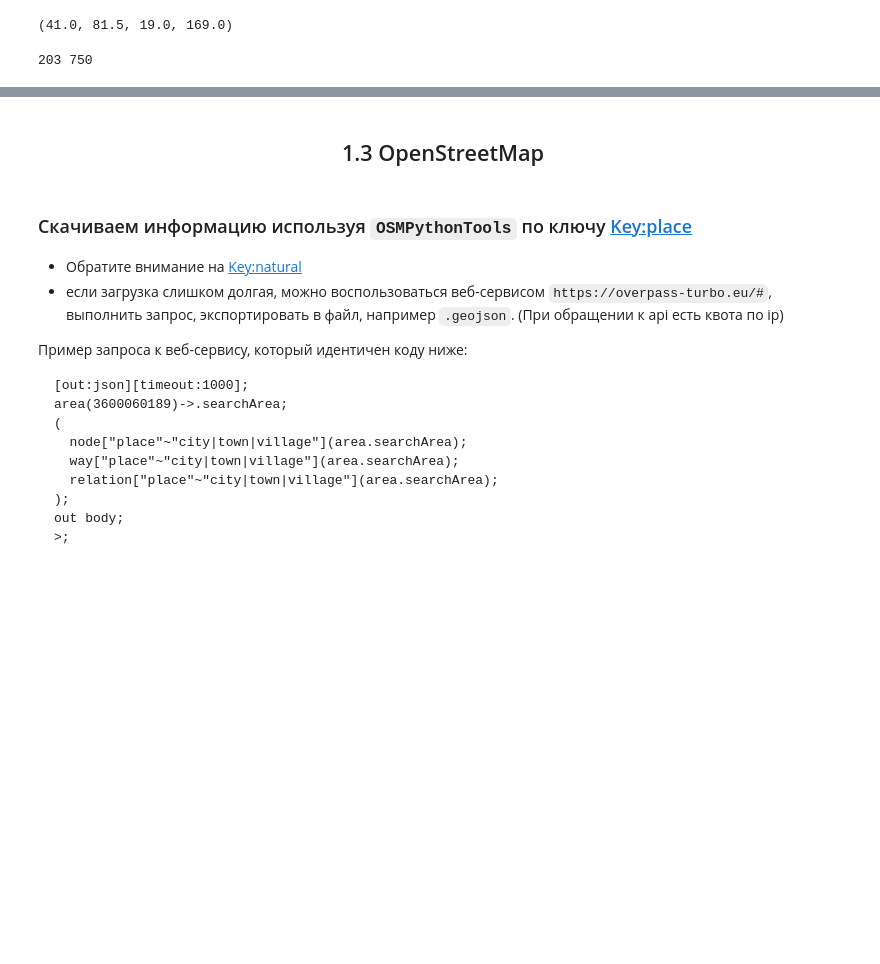
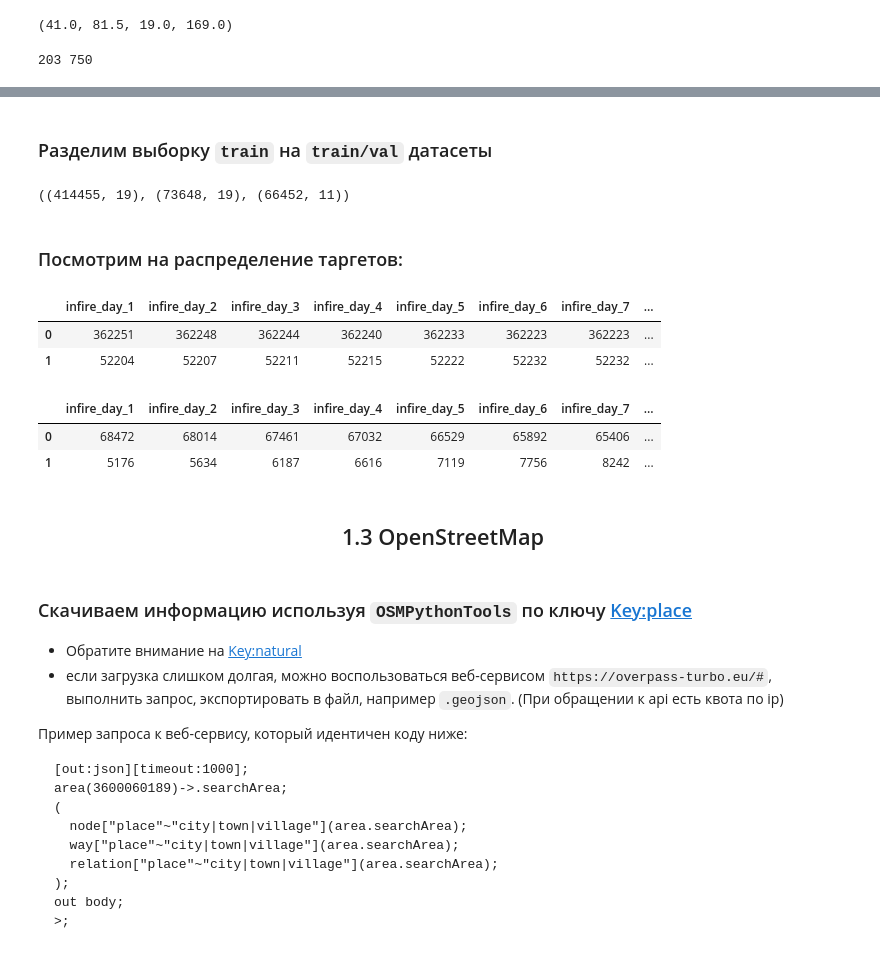
Before and after one commit to ai-forever/no_fire_with_ai_aij2021, a Jupyter notebook: Baseline.ipynb, the cells around one changed output, grey strips where cells are left out. Cells and saved outputs as stored; diff of their text form; code cells hidden in the pictures; blank space fills up the shorter version.

```diff
--- a/Baseline.ipynb
+++ b/Baseline.ipynb
@@ -260,3 +273,29 @@ Wall time: 1min 42s
+# %% [markdown]
+### Разделим выборку `train` на `train/val` датасеты
+# %%
+val = train[train.dt >= "2021-02-01"].reset_index(drop=True)
+train = train[train.dt < "2021-02-01"].reset_index(drop=True)
+train.shape, val.shape, test.shape
+# %% [output]
+((414455, 19), (73648, 19), (66452, 11))
+# %% [markdown]
+### Посмотрим на распределение таргетов:
+# %%
+train[['infire_day_1', 'infire_day_2', 'infire_day_3',
+       'infire_day_4', 'infire_day_5', 'infire_day_6',
+       'infire_day_7', 'infire_day_8']].apply(pd.Series.value_counts)
+# %% [output]
+|  | infire_day_1 | infire_day_2 | infire_day_3 | infire_day_4 | infire_day_5 | infire_day_6 | infire_day_7 | ... |
+| 0 | 362251 | 362248 | 362244 | 362240 | 362233 | 362223 | 362223 | ... |
+| 1 | 52204 | 52207 | 52211 | 52215 | 52222 | 52232 | 52232 | ... |
+# %%
+val[['infire_day_1', 'infire_day_2', 'infire_day_3',
+       'infire_day_4', 'infire_day_5', 'infire_day_6',
+       'infire_day_7', 'infire_day_8']].apply(pd.Series.value_counts)
+# %% [output]
+|  | infire_day_1 | infire_day_2 | infire_day_3 | infire_day_4 | infire_day_5 | infire_day_6 | infire_day_7 | ... |
+| 0 | 68472 | 68014 | 67461 | 67032 | 66529 | 65892 | 65406 | ... |
+| 1 | 5176 | 5634 | 6187 | 6616 | 7119 | 7756 | 8242 | ... |
 # %% [markdown]
 <a id='part1.3'></a>
 <h2 align="center">1.3 OpenStreetMap</h2>
```
Also changed, not shown: parts of 51 cells of this notebook, 7 other files.
